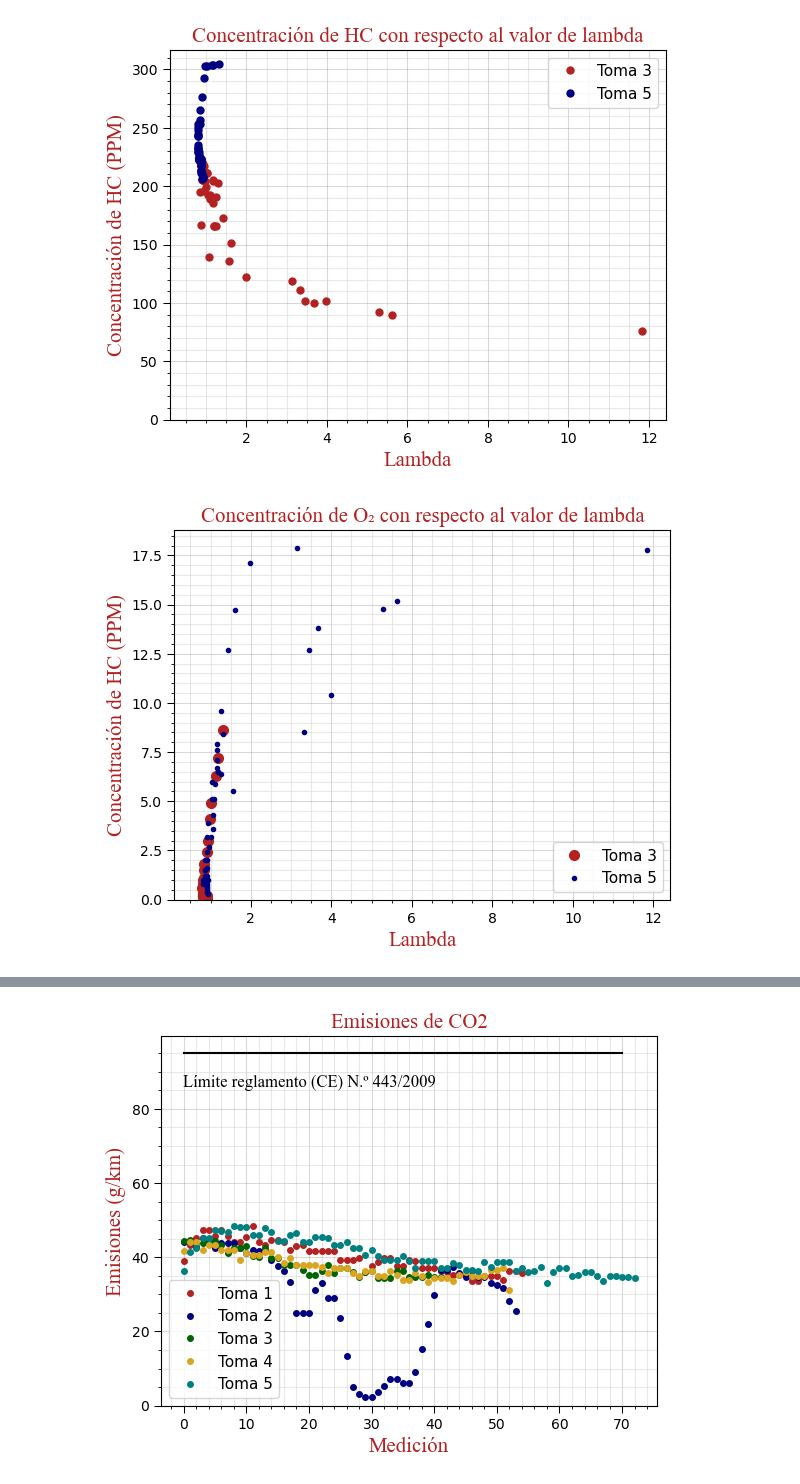
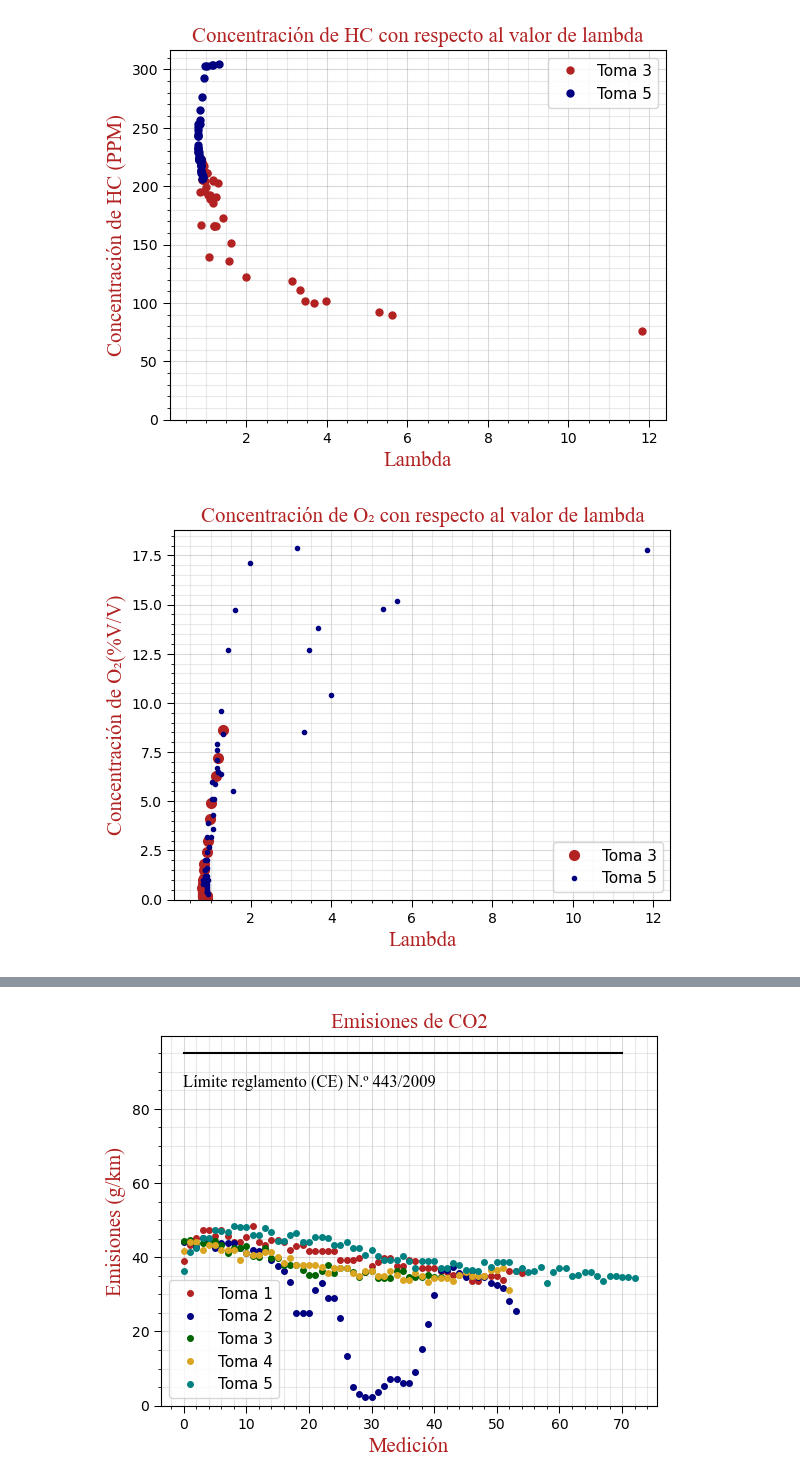
Before and after one commit to juanardila10/Procesamiento-de-datos-Conversi-n-de-energ-a, a Jupyter notebook: Graficas Gases.ipynb, the cells around one changed output, grey strips where cells are left out. Saved outputs shown, nothing was run; the diff lists cells and outputs as text; code cells hidden in the pictures.

```diff
--- a/Graficas Gases.ipynb
+++ b/Graficas Gases.ipynb
@@ -42,7 +42,7 @@ grafica("Concentración de HC con respecto al valor de lambda","Lambda","Concent
 # %%
 plt.plot(df5["Lambda"],df5["O2"],linestyle=" ",marker="o",markersize=7,color="firebrick",label="Toma 3")
 plt.plot(df3["Lambda"],df3["O2"],linestyle=" ",marker="o",markersize=3,color="navy",label="Toma 5")
 plt.xlim([0.1,None])
-grafica("Concentración de O₂ con respecto al valor de lambda","Lambda","Concentración de O2(%V/V)")
+grafica("Concentración de O₂ con respecto al valor de lambda","Lambda","Concentración de O₂(%V/V)")
 # %% [output]
-[figure, old version]
+[figure, new version]
```
Also changed, not shown: parts of 1 cell of this notebook, 1 other file.
